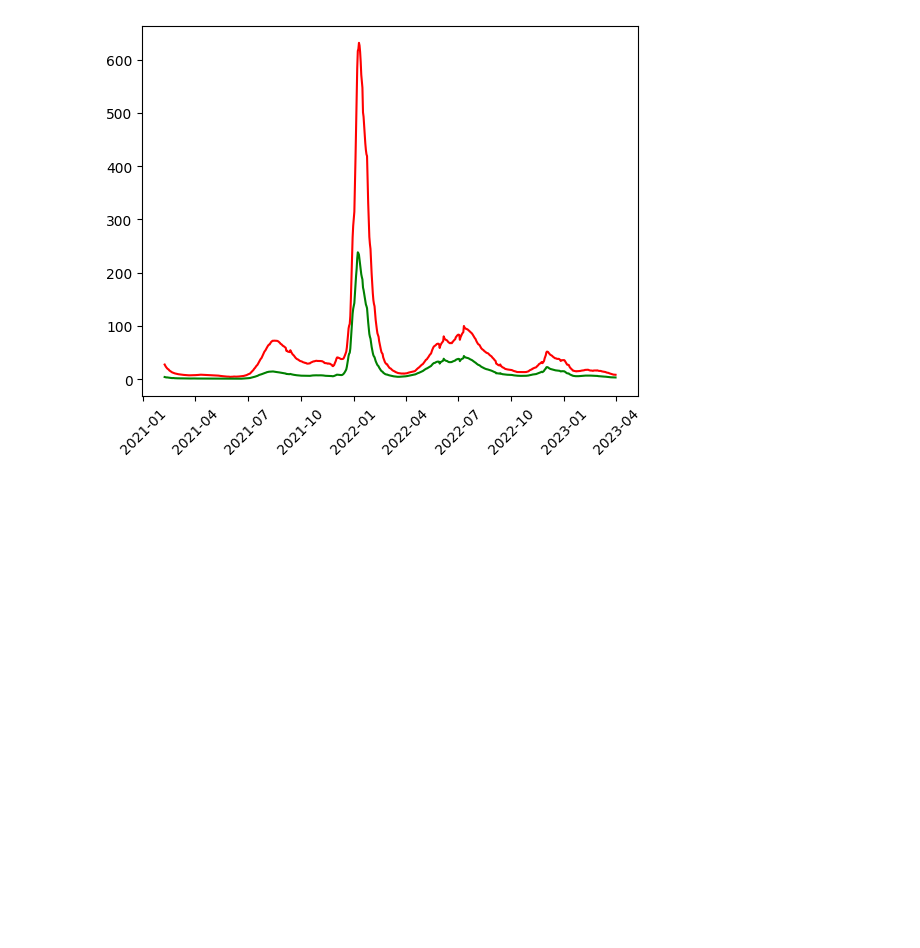
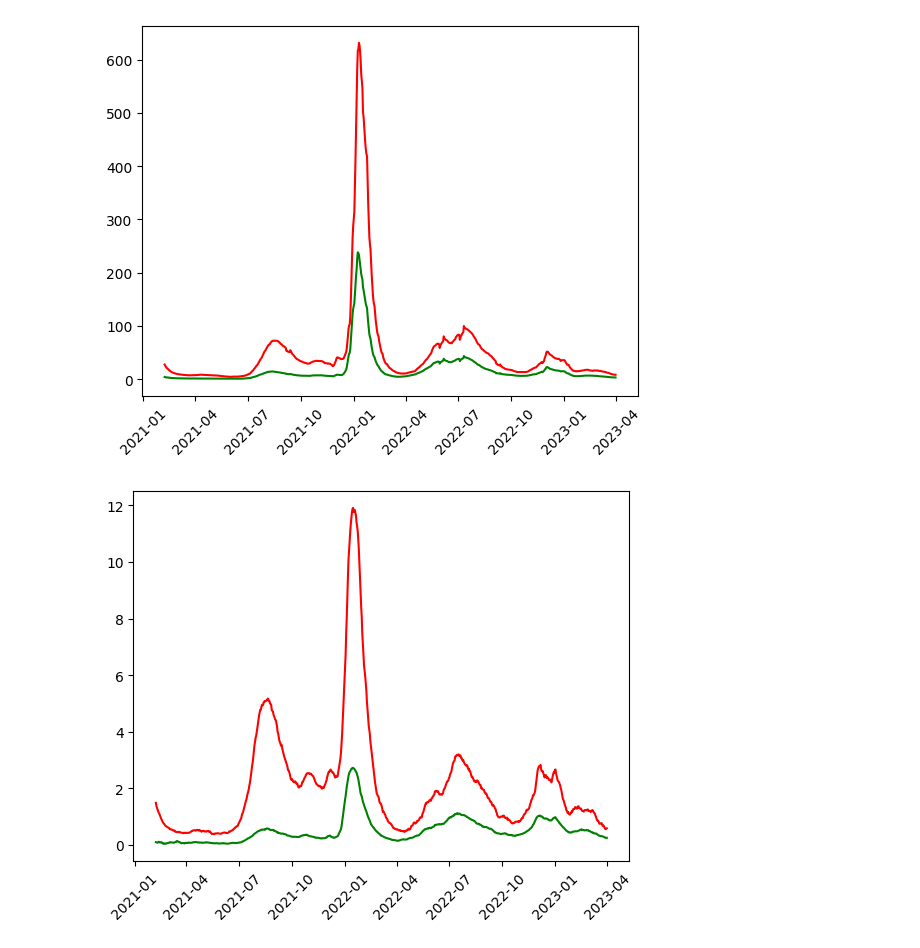
Before and after one commit to kalpicc/covid19, a Jupyter notebook: RNN_Model.ipynb, the cells around one changed output. Cells and saved outputs as stored; diff of their text form; code cells hidden in the pictures; blank space fills up the shorter version.

```diff
--- a/RNN_Model.ipynb
+++ b/RNN_Model.ipynb
@@ -68,3 +68,11 @@ plt.xticks(rotation = 45)
 plt.show()
 # %% [output]
 [figure]
+# %%
+
+plt.plot(df['date'],df['unvaccinated_hosp_per_100k'], color = 'r')
+plt.plot(df['date'],df['vaccinated_hosp_per_100k'], color = 'g')
+plt.xticks(rotation = 45)
+plt.show()
+# %% [output]
+[figure, added]
```
Also changed, not shown: parts of 10 cells of this notebook.
